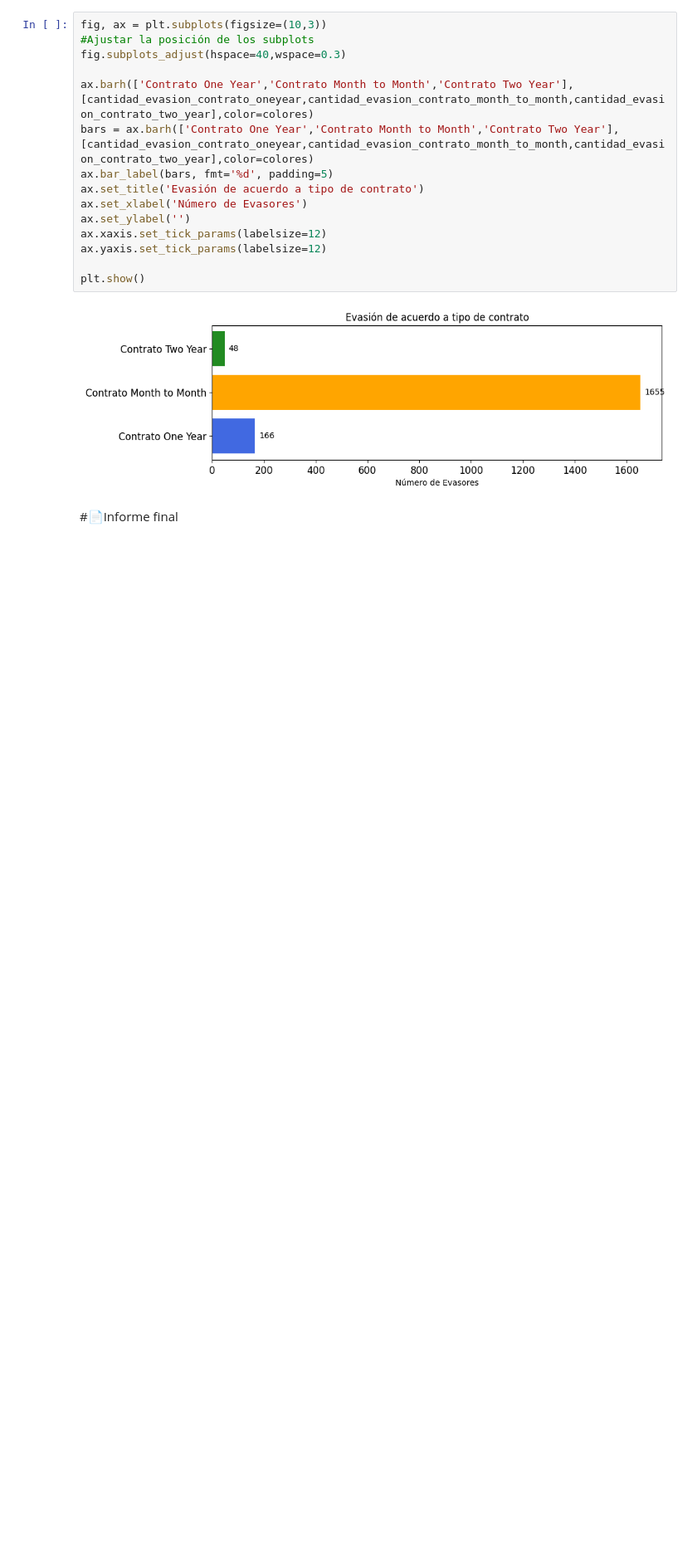
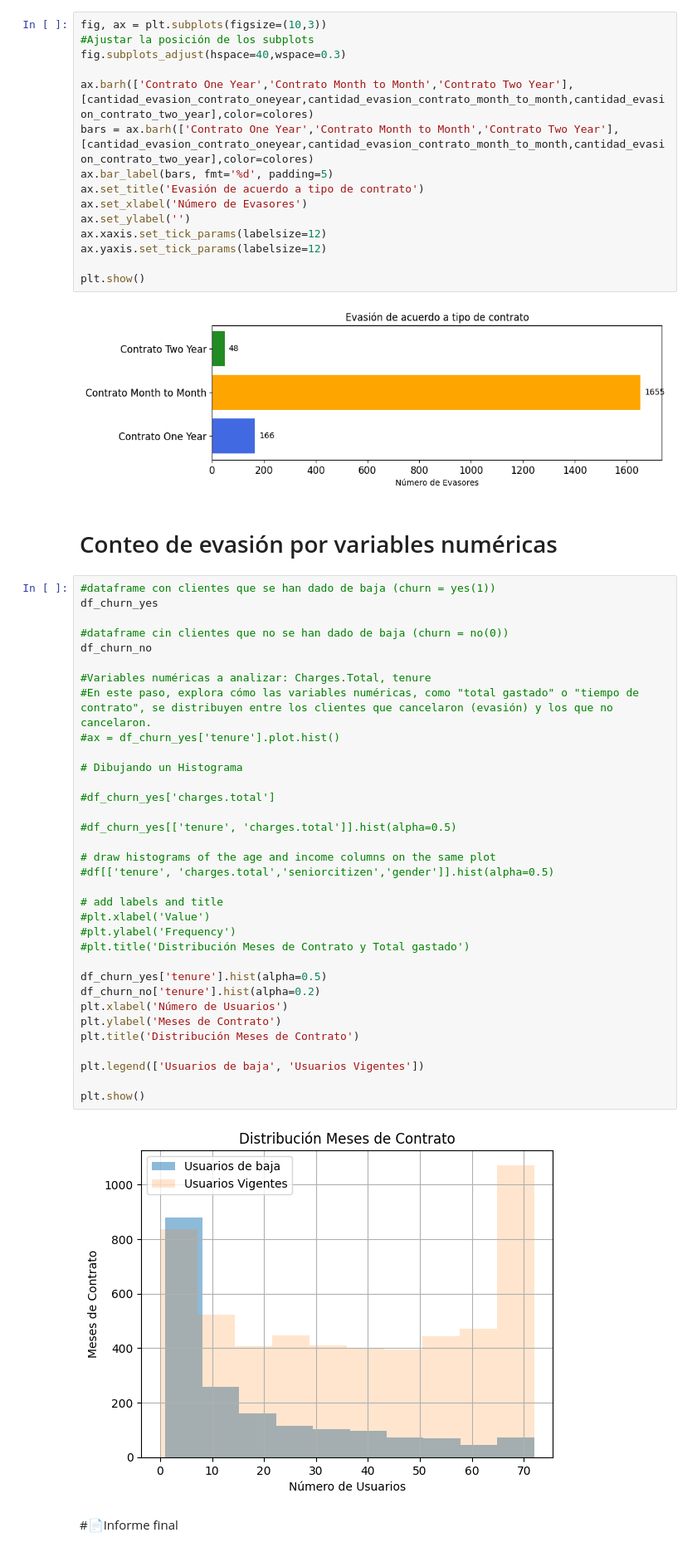
Before and after one commit to patricioterraza/TelecomX_LATAM, a Jupyter notebook: telecomx_latam.ipynb, the cells around one changed output. Shown: that part at 83% size. Saved outputs shown, nothing was run; the diff lists cells and outputs as text; blank space fills up the shorter version.

```diff
--- a/telecomx_latam.ipynb
+++ b/telecomx_latam.ipynb
@@ -476,5 +476,43 @@ ax.yaxis.set_tick_params(labelsize=12)
 plt.show()
 # %% [output]
 [figure]
+# %% [markdown]
+# Conteo de evasión por variables numéricas
+# %%
+#dataframe con clientes que se han dado de baja (churn = yes(1))
+df_churn_yes
+
+#dataframe cin clientes que no se han dado de baja (churn = no(0))
+df_churn_no
+
+#Variables numéricas a analizar: Charges.Total, tenure
+#En este paso, explora cómo las variables numéricas, como "total gastado" o "tiempo de contrato", se distribuyen entre los clientes que cancelaron (evasión) y los que no cancelaron.
+#ax = df_churn_yes['tenure'].plot.hist()
+
+# Dibujando un Histograma
+
+#df_churn_yes['charges.total']
+
+#df_churn_yes[['tenure', 'charges.total']].hist(alpha=0.5)
+
+# draw histograms of the age and income columns on the same plot
+#df[['tenure', 'charges.total','seniorcitizen','gender']].hist(alpha=0.5)
+
+# add labels and title
+#plt.xlabel('Value')
+#plt.ylabel('Frequency')
+#plt.title('Distribución Meses de Contrato y Total gastado')
+
+df_churn_yes['tenure'].hist(alpha=0.5)
+df_churn_no['tenure'].hist(alpha=0.2)
+plt.xlabel('Número de Usuarios')
+plt.ylabel('Meses de Contrato')
+plt.title('Distribución Meses de Contrato')
+
+plt.legend(['Usuarios de baja', 'Usuarios Vigentes'])
+
+plt.show()
+# %% [output]
+[figure, added]
 # %% [markdown]
 #📄Informe final
```
Also changed, not shown: parts of 1 cell of this notebook.
